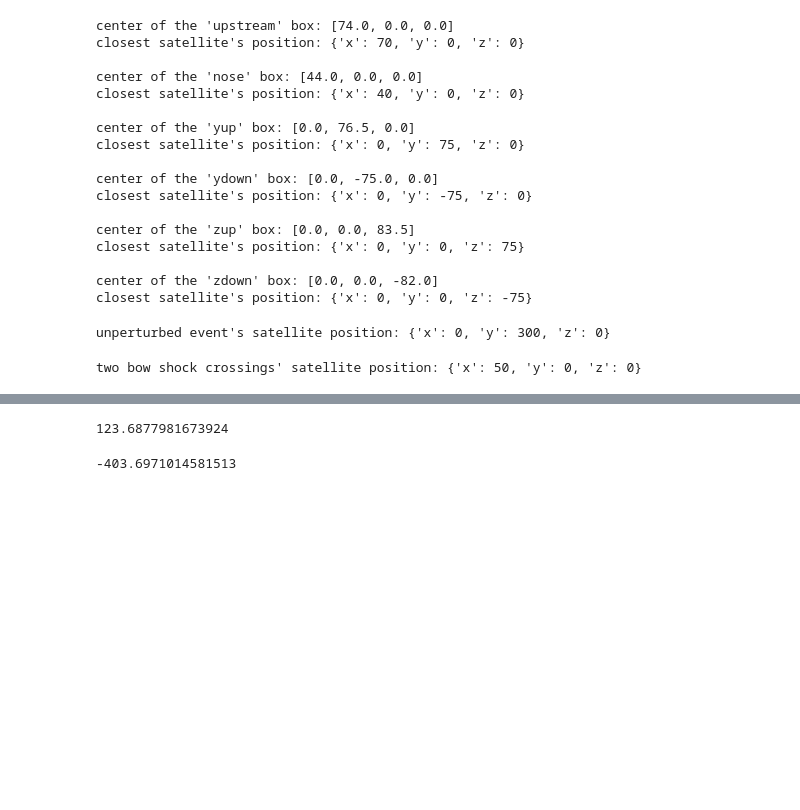
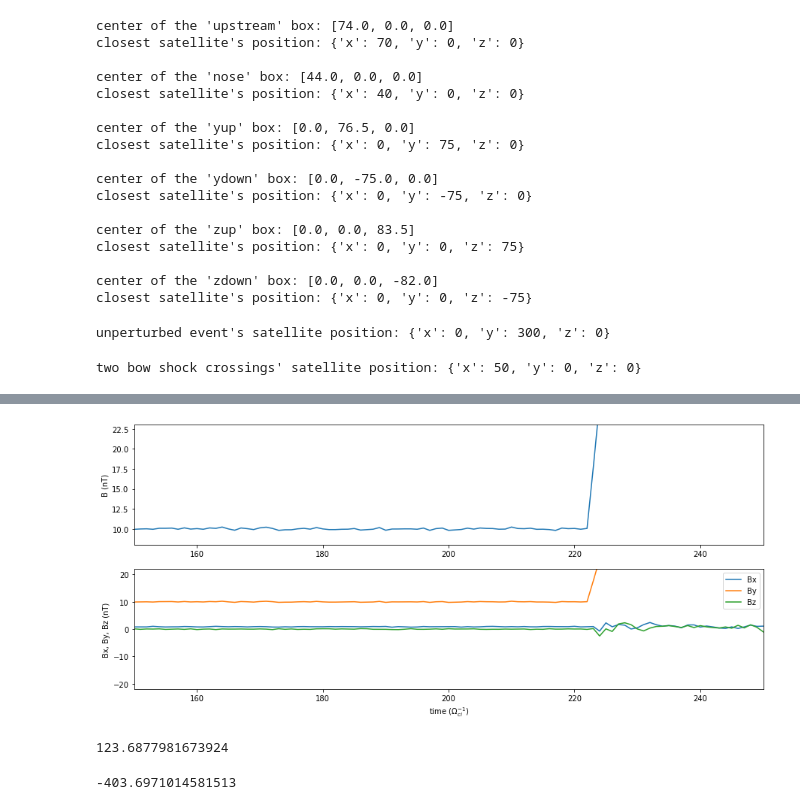
Before and after one commit to cmoissar/Jupyter-Notebooks, a Jupyter notebook: Story_Reader.ipynb, the cells around one changed output, grey strips where cells are left out. Drawn from its saved outputs; the diff is of its cells as text; code cells hidden in the pictures; blank space fills up the shorter version.

Commit message:
fixed two_crossing in Story_Reader.ipynb

```diff
--- a/Story_Reader.ipynb
+++ b/Story_Reader.ipynb
@@ -898,7 +914,7 @@ unperturbed event's satellite position: {'x': 0, 'y': 300, 'z': 0}
 # %%
 #choose a satellite that will cross the bow shock twice
 sat_id = '5000'
-satellites_boxes.update({'two crossings' : satellites[sat_id]})
+satellites_boxes.update({'two_crossings' : satellites[sat_id]})
 print("two bow shock crossings' satellite position:", satellites[sat_id]['position'] )
 # %% [output]
 two bow shock crossings' satellite position: {'x': 50, 'y': 0, 'z': 0}
@@ -928,3 +948,30 @@ V = np.array([np.sqrt(Vx[i]**2 + Vy[i]**2 + Vz[i]**2) for i in range(0, len(Vx))
+# %%
+from matplotlib.gridspec    import GridSpec
+plt.close('all')
+plt.figure(figsize=(15, 10))
+gs = GridSpec(3, 1)
+
+# if title:
+#     plt.suptitle(title)
+
+axe = plt.subplot(gs[0])
+axe.plot(time_vec, B)
+axe.set_ylabel('B (nT)')
+axe.set_xlim([150,250])
+axe.set_ylim([8,23])
+axe = plt.subplot(gs[1])
+axe.plot(time_vec, Bx, label='Bx')
+axe.plot(time_vec, By, label='By')
+axe.plot(time_vec, Bz, label='Bz')
+plt.legend()
+axe.set_ylabel('Bx, By, Bz (nT)')
+axe.set_xlim([150,250])
+axe.set_ylim([-22,22])
+axe.set_xlabel(r'time ($\Omega_{ci}^{-1}$)')
+
+plt.show()
+# %% [output]
+[figure, added]
 # %%
 Bx_SM = np.mean(Bx[177:197])
 Bx_SH = np.mean(Bx[227:232])
```
Also changed, not shown: parts of 16 cells of this notebook, 1 other file.
